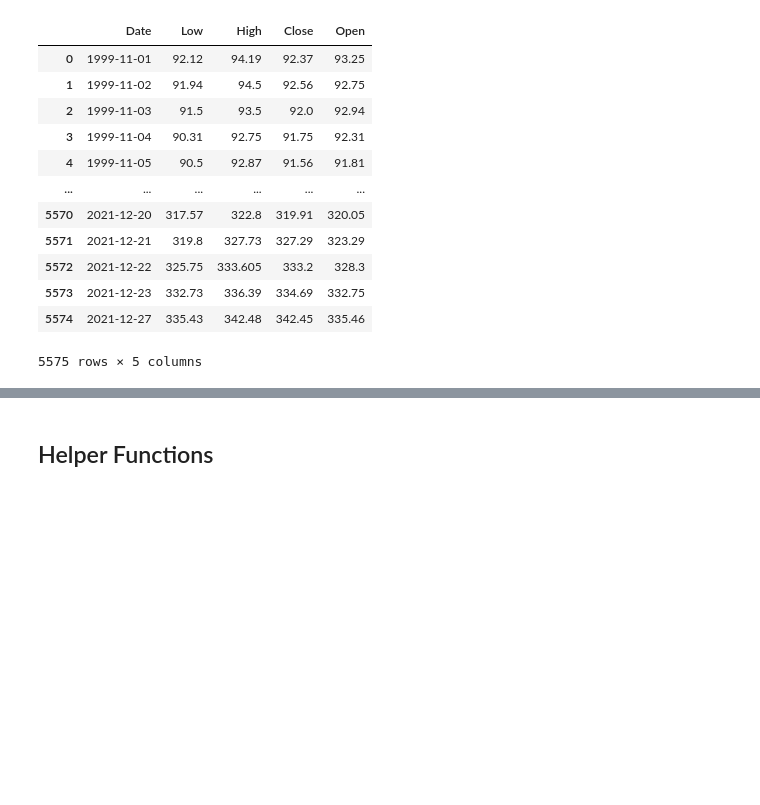
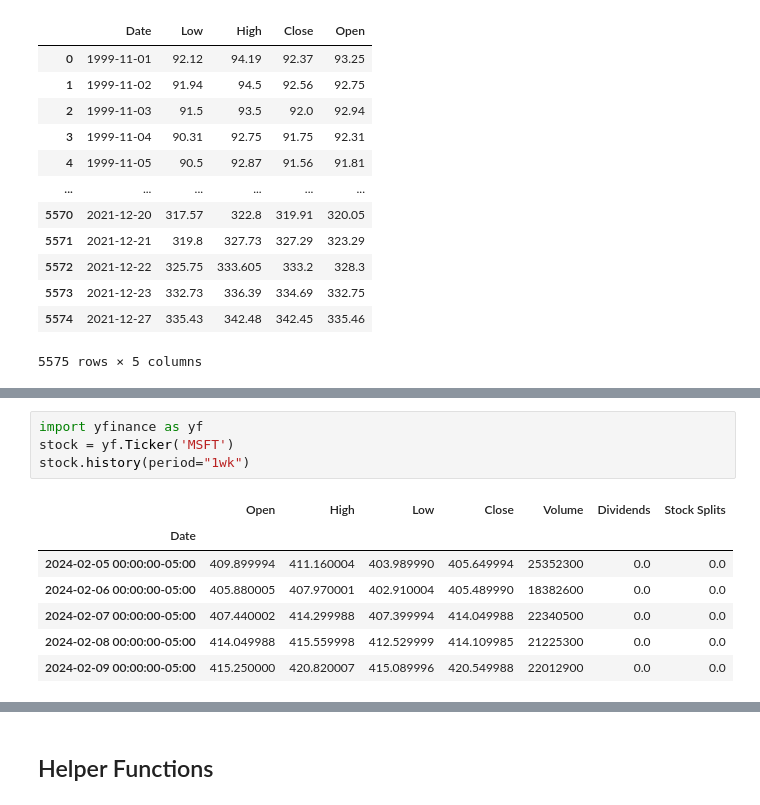
Before and after one commit to slevin48/stock, a Jupyter notebook: notebook.ipynb, the cells around one changed output, grey strips where cells are left out. Saved outputs shown, nothing was run; the diff lists cells and outputs as text; blank space fills up the shorter version.

```diff
--- a/notebook.ipynb
+++ b/notebook.ipynb
@@ -109,0 +110,12 @@ stockprices
+# %%
+import yfinance as yf
+stock = yf.Ticker('MSFT')
+stock.history(period="1wk")
+# %% [output]
+|  | Open | High | Low | Close | Volume | Dividends | Stock Splits |
+| Date |  |  |  |  |  |  |  |
+| 2024-02-05 00:00:00-05:00 | 409.899994 | 411.160004 | 403.989990 | 405.649994 | 25352300 | 0.0 | 0.0 |
+| 2024-02-06 00:00:00-05:00 | 405.880005 | 407.970001 | 402.910004 | 405.489990 | 18382600 | 0.0 | 0.0 |
+| 2024-02-07 00:00:00-05:00 | 407.440002 | 414.299988 | 407.399994 | 414.049988 | 22340500 | 0.0 | 0.0 |
+| 2024-02-08 00:00:00-05:00 | 414.049988 | 415.559998 | 412.529999 | 414.109985 | 21225300 | 0.0 | 0.0 |
+| 2024-02-09 00:00:00-05:00 | 415.250000 | 420.820007 | 415.089996 | 420.549988 | 22012900 | 0.0 | 0.0 |
```
Also changed, not shown: parts of 14 cells of this notebook, 7 other files.
